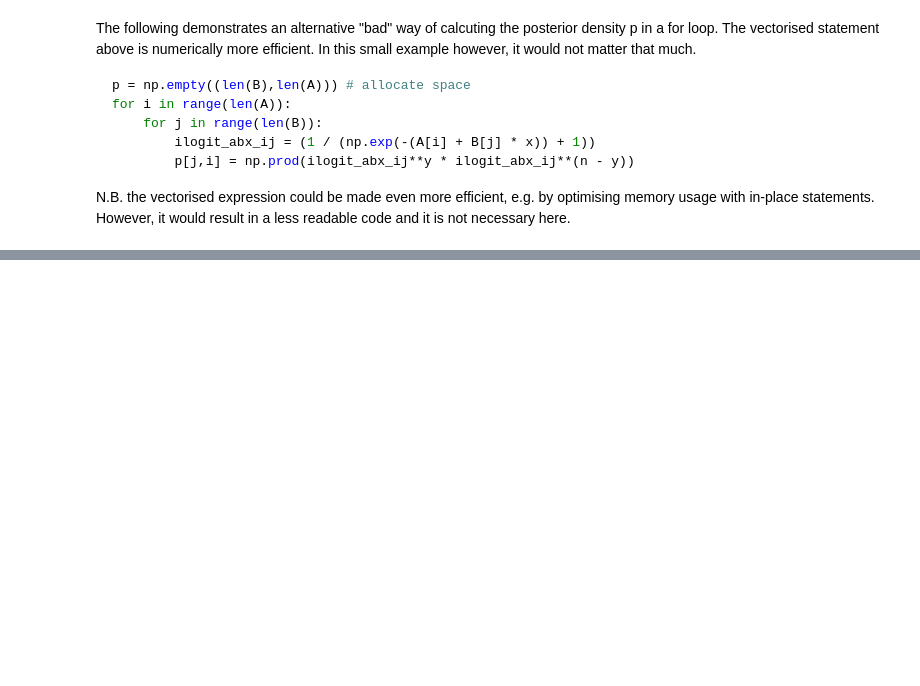
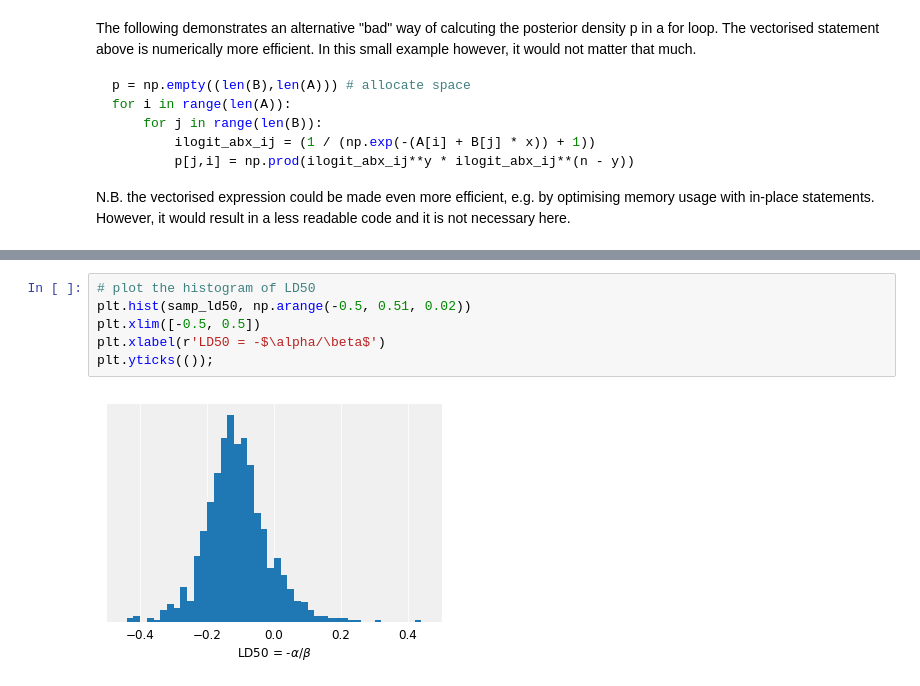
Before and after one commit to avehtari/BDA_py_demos, a Jupyter notebook: demos_ch3/demo3_6.ipynb, the cells around one changed output, grey strips where cells are left out. Drawn from its saved outputs; the diff is of its cells as text; blank space fills up the shorter version.

```diff
--- a/demos_ch3/demo3_6.ipynb
+++ b/demos_ch3/demo3_6.ipynb
@@ -108,0 +147,8 @@ fig.tight_layout()
+# %%
+# plot the histogram of LD50
+plt.hist(samp_ld50, np.arange(-0.5, 0.51, 0.02))
+plt.xlim([-0.5, 0.5])
+plt.xlabel(r'LD50 = -$\alpha/\beta$')
+plt.yticks(());
+# %% [output]
+[figure, added]
```
Also changed, not shown: parts of 7 cells of this notebook.
